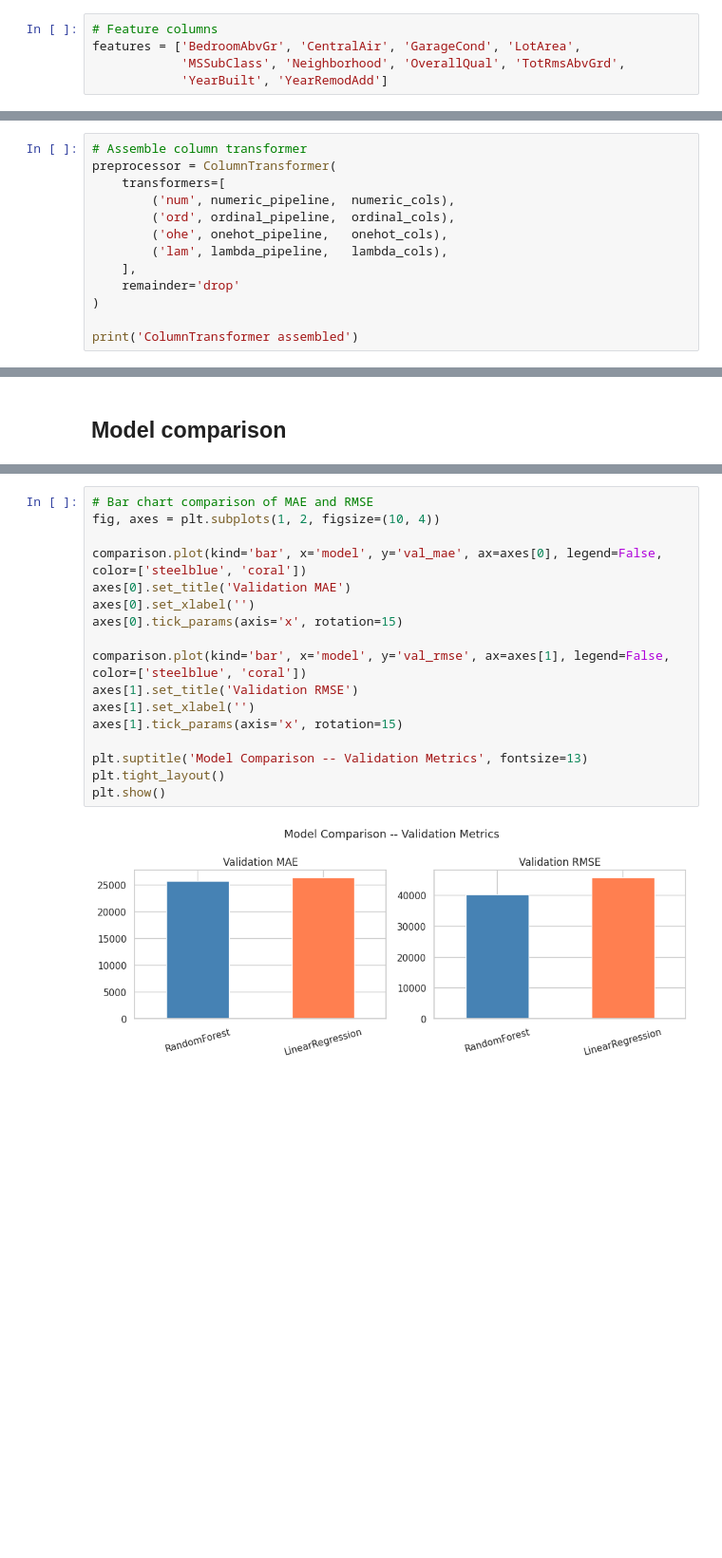
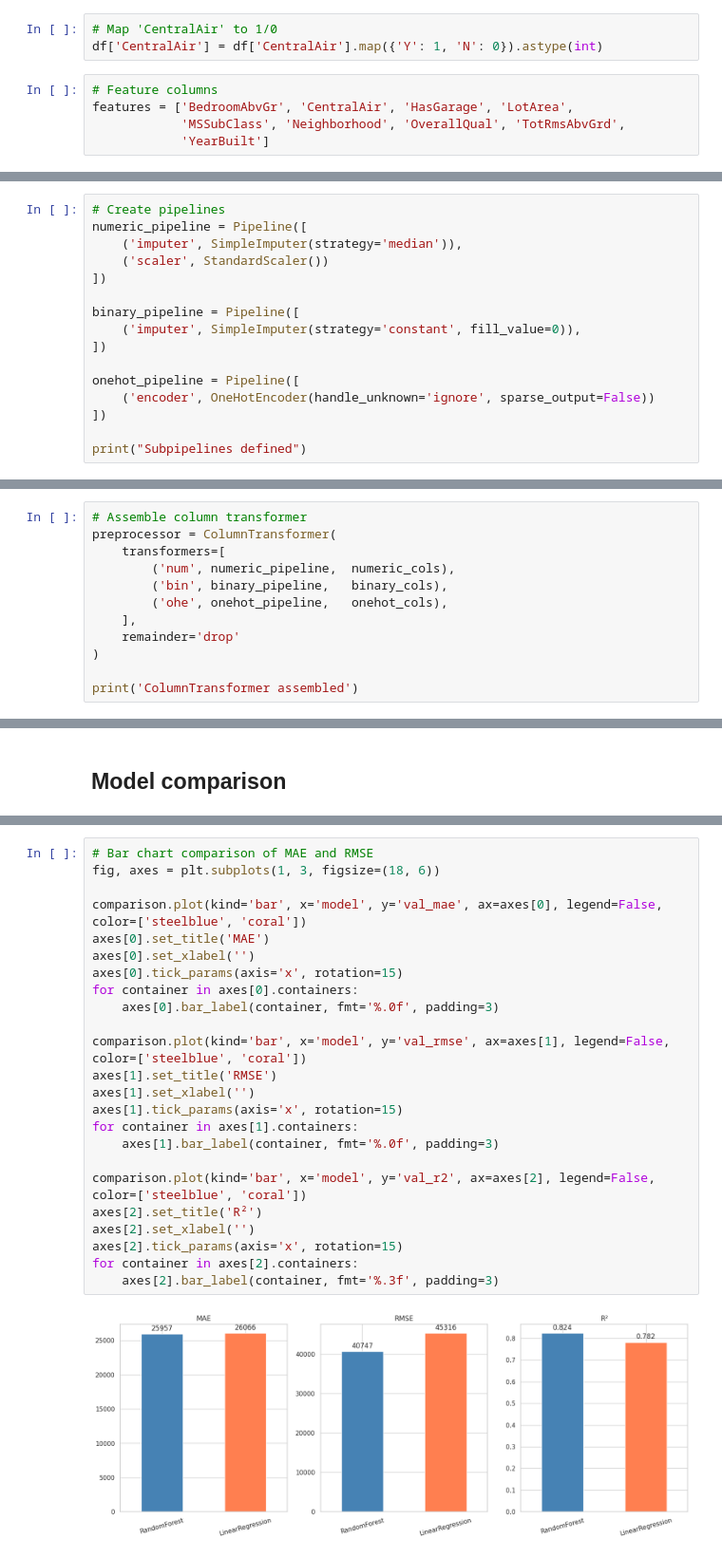
Before and after one commit to S0l0m4n/aie2-real-estate-agent, a Jupyter notebook: data/w2_real_estate_agent_ml.ipynb, the cells around one changed output, grey strips where cells are left out. Shown at 95% size. Drawn from its saved outputs; the diff is of its cells as text; blank space fills up the shorter version.

```diff
--- a/data/w2_real_estate_agent_ml.ipynb
+++ b/data/w2_real_estate_agent_ml.ipynb
@@ -30,8 +33,11 @@ df['SalePrice'] = pd.to_numeric(df['SalePrice'], errors='coerce')
+# %%
+# Map 'CentralAir' to 1/0
+df['CentralAir'] = df['CentralAir'].map({'Y': 1, 'N': 0}).astype(int)
 # %%
 # Feature columns
-features = ['BedroomAbvGr', 'CentralAir', 'GarageCond', 'LotArea',
+features = ['BedroomAbvGr', 'CentralAir', 'HasGarage', 'LotArea',
             'MSSubClass', 'Neighborhood', 'OverallQual', 'TotRmsAbvGrd',
-            'YearBuilt', 'YearRemodAdd']
+            'YearBuilt']
 # %%
 X = df[features]
 y = df['SalePrice']
@@ -106,0 +97,16 @@ Subpipelines defined
+# %%
+# Create pipelines
+numeric_pipeline = Pipeline([
+    ('imputer', SimpleImputer(strategy='median')),
+    ('scaler', StandardScaler())
+])
+
+binary_pipeline = Pipeline([
+    ('imputer', SimpleImputer(strategy='constant', fill_value=0)),
+])
+
+onehot_pipeline = Pipeline([
+    ('encoder', OneHotEncoder(handle_unknown='ignore', sparse_output=False))
+])
+
+print("Subpipelines defined")
@@ -109,9 +122,8 @@ Subpipelines defined
 preprocessor = ColumnTransformer(
     transformers=[
         ('num', numeric_pipeline,  numeric_cols),
-        ('ord', ordinal_pipeline,  ordinal_cols),
+        ('bin', binary_pipeline,   binary_cols),
         ('ohe', onehot_pipeline,   onehot_cols),
-        ('lam', lambda_pipeline,   lambda_cols),
     ],
     remainder='drop'
 )
@@ -260,22 +284,29 @@ comparison
 # %%
 # Bar chart comparison of MAE and RMSE
-fig, axes = plt.subplots(1, 2, figsize=(10, 4))
+fig, axes = plt.subplots(1, 3, figsize=(18, 6))
 
 comparison.plot(kind='bar', x='model', y='val_mae', ax=axes[0], legend=False, color=['steelblue', 'coral'])
-axes[0].set_title('Validation MAE')
+axes[0].set_title('MAE')
 axes[0].set_xlabel('')
 axes[0].tick_params(axis='x', rotation=15)
+for container in axes[0].containers:
+    axes[0].bar_label(container, fmt='%.0f', padding=3)
 
 comparison.plot(kind='bar', x='model', y='val_rmse', ax=axes[1], legend=False, color=['steelblue', 'coral'])
-axes[1].set_title('Validation RMSE')
+axes[1].set_title('RMSE')
 axes[1].set_xlabel('')
 axes[1].tick_params(axis='x', rotation=15)
+for container in axes[1].containers:
+    axes[1].bar_label(container, fmt='%.0f', padding=3)
 
-plt.suptitle('Model Comparison -- Validation Metrics', fontsize=13)
-plt.tight_layout()
-plt.show()
+comparison.plot(kind='bar', x='model', y='val_r2', ax=axes[2], legend=False, color=['steelblue', 'coral'])
+axes[2].set_title('R²')
+axes[2].set_xlabel('')
+axes[2].tick_params(axis='x', rotation=15)
+for container in axes[2].containers:
+    axes[2].bar_label(container, fmt='%.3f', padding=3)
 # %% [output]
-[figure, old version]
+[figure, new version]
 # %%
 # Better model is Random Forest
 best_model = rf_pipeline
```
Also changed, not shown: parts of 28 cells of this notebook, 1 other file.
